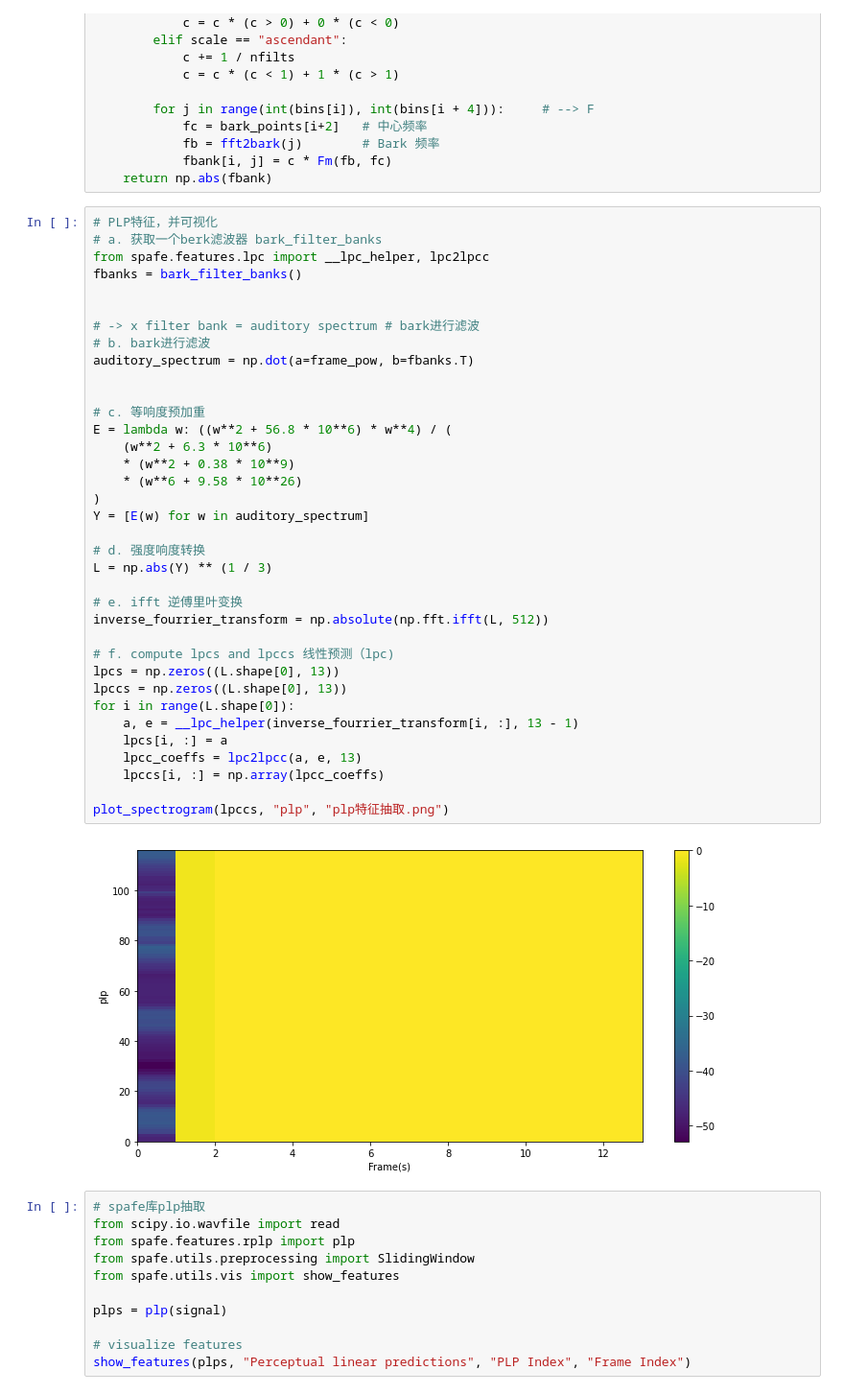
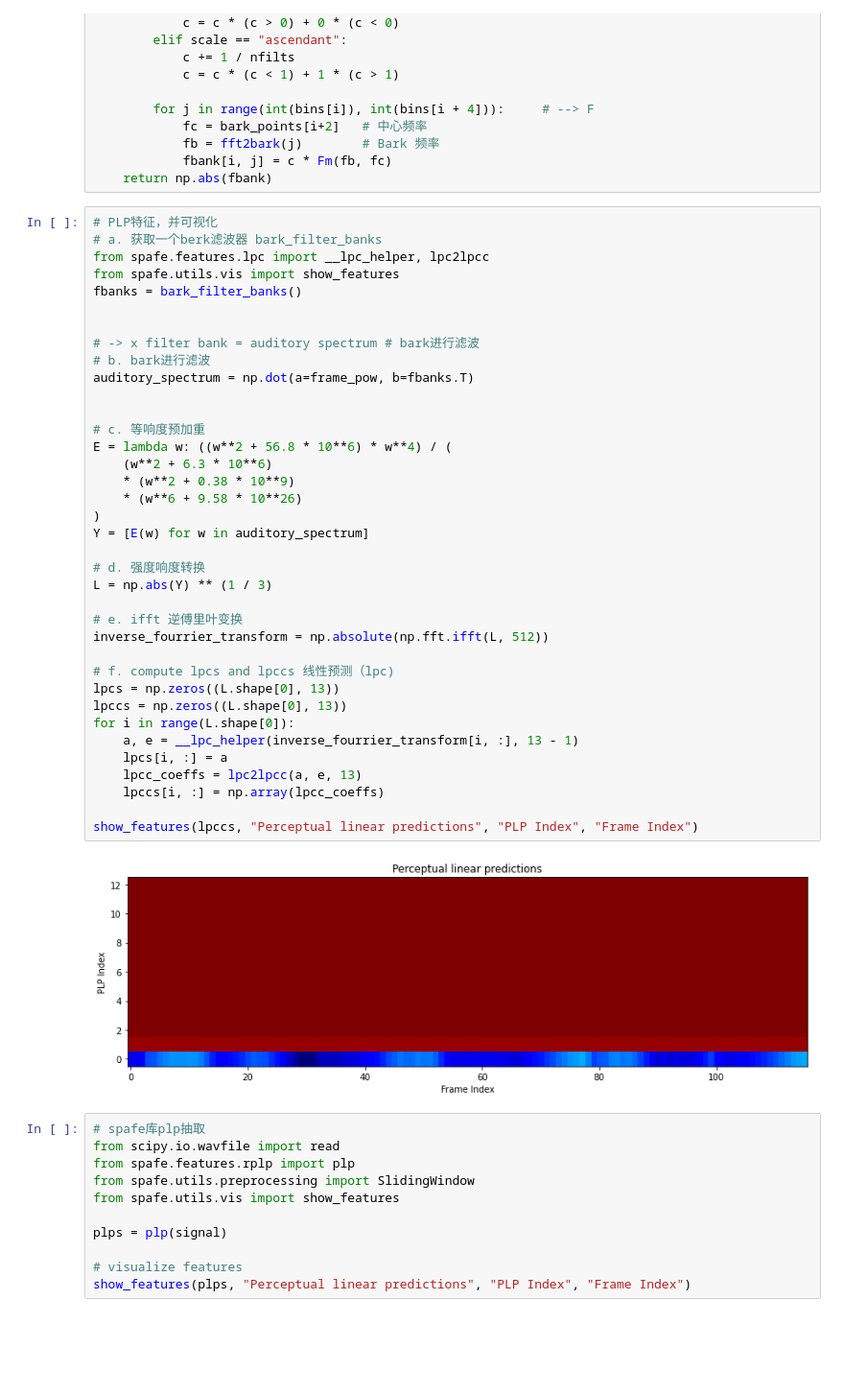
Before and after one commit to NK-MXD/ComputerSpeech, a Jupyter notebook: lab1_fbank/process.ipynb, the cells around one changed output. Shown at 96% size. Drawn from its saved outputs; the diff is of its cells as text; blank space fills up the shorter version.

```diff
--- a/lab1_fbank/process.ipynb
+++ b/lab1_fbank/process.ipynb
@@ -387,40 +387,41 @@ def bark_filter_banks(nfilts=20, nfft=512, fs=16000, low_freq=0, high_freq=None,
 # PLP特征，并可视化
 # a. 获取一个berk滤波器 bark_filter_banks
 from spafe.features.lpc import __lpc_helper, lpc2lpcc
+from spafe.utils.vis import show_features
 fbanks = bark_filter_banks()
 
 
 # -> x filter bank = auditory spectrum # bark进行滤波
 # b. bark进行滤波
 auditory_spectrum = np.dot(a=frame_pow, b=fbanks.T)
 
 
 # c. 等响度预加重
 E = lambda w: ((w**2 + 56.8 * 10**6) * w**4) / (
     (w**2 + 6.3 * 10**6)
     * (w**2 + 0.38 * 10**9)
     * (w**6 + 9.58 * 10**26)
 )
 Y = [E(w) for w in auditory_spectrum]
 
 # d. 强度响度转换
 L = np.abs(Y) ** (1 / 3)
 
 # e. ifft 逆傅里叶变换
 inverse_fourrier_transform = np.absolute(np.fft.ifft(L, 512))
 
 # f. compute lpcs and lpccs 线性预测（lpc)
 lpcs = np.zeros((L.shape[0], 13))
 lpccs = np.zeros((L.shape[0], 13))
 for i in range(L.shape[0]):
     a, e = __lpc_helper(inverse_fourrier_transform[i, :], 13 - 1)
     lpcs[i, :] = a
     lpcc_coeffs = lpc2lpcc(a, e, 13)
     lpccs[i, :] = np.array(lpcc_coeffs)
 
-plot_spectrogram(lpccs, "plp", "plp特征抽取.png")
+show_features(lpccs, "Perceptual linear predictions", "PLP Index", "Frame Index")
 # %% [output]
-[figure, old version]
+[figure, new version]
 # %%
 # spafe库plp抽取
 from scipy.io.wavfile import read
```
Also changed, not shown: 2 other files.
